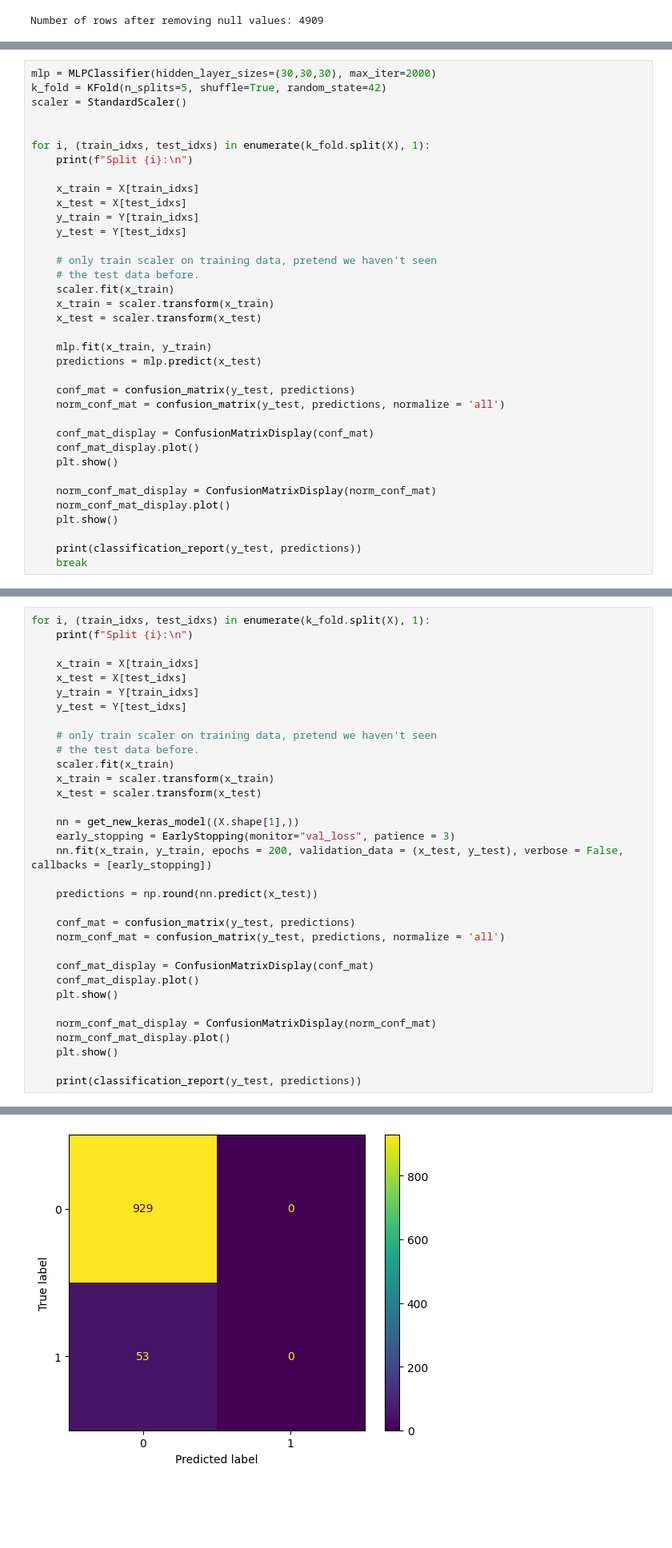
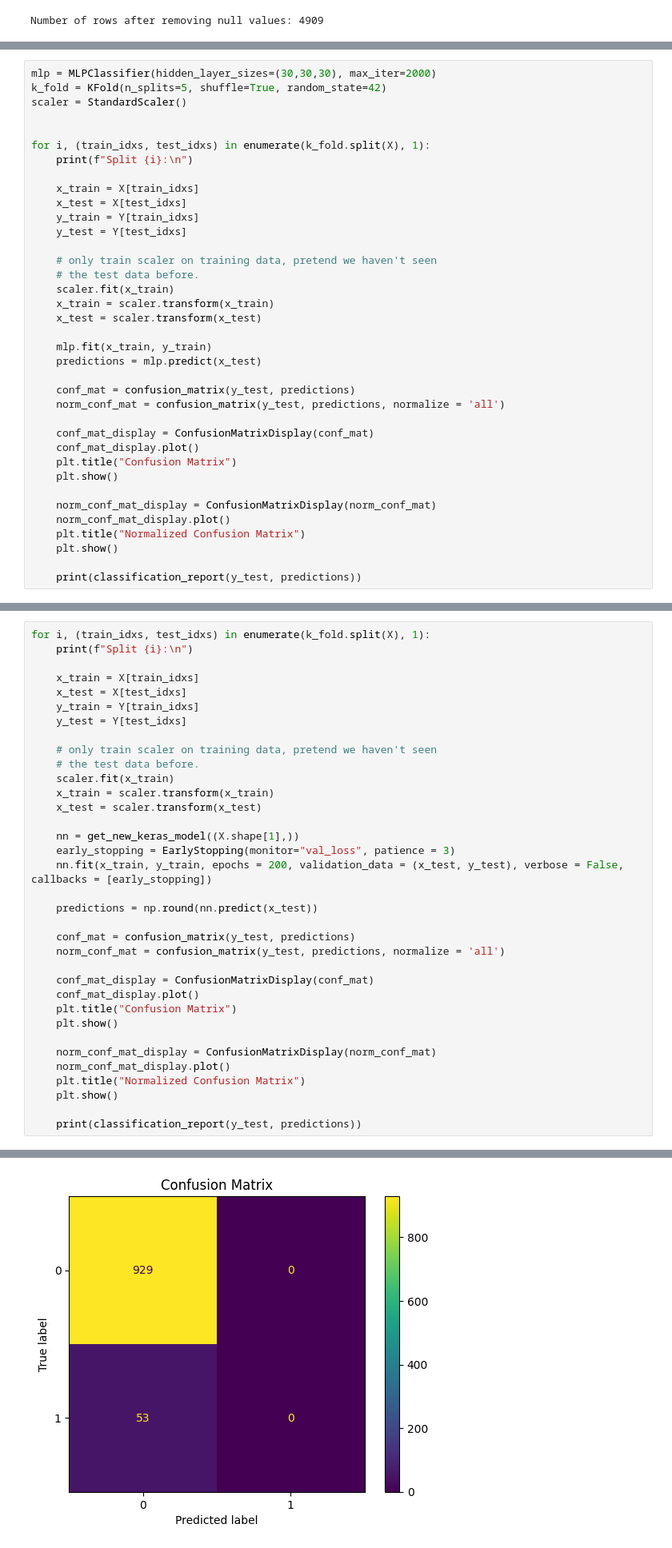
Before and after one commit to MathewTWilliams/Data_Mining_II_Projects, a Jupyter notebook: Homework_1/k-fold.ipynb, the cells around one changed output, grey strips where cells are left out. Shown at 80% size. Cells and saved outputs as stored; diff of their text form; blank space fills up the shorter version.

```diff
--- a/Homework_1/k-fold.ipynb
+++ b/Homework_1/k-fold.ipynb
@@ -164,13 +164,14 @@ for i, (train_idxs, test_idxs) in enumerate(k_fold.split(X), 1):
 
     conf_mat_display = ConfusionMatrixDisplay(conf_mat)
     conf_mat_display.plot()
+    plt.title("Confusion Matrix")
     plt.show()
 
     norm_conf_mat_display = ConfusionMatrixDisplay(norm_conf_mat)
     norm_conf_mat_display.plot()
+    plt.title("Normalized Confusion Matrix")
     plt.show()
 
     print(classification_report(y_test, predictions))
-    break
 # %% [output]
 Split 1:
@@ -221,10 +251,12 @@ for i, (train_idxs, test_idxs) in enumerate(k_fold.split(X), 1):
 
     conf_mat_display = ConfusionMatrixDisplay(conf_mat)
     conf_mat_display.plot()
+    plt.title("Confusion Matrix")
     plt.show()
 
     norm_conf_mat_display = ConfusionMatrixDisplay(norm_conf_mat)
     norm_conf_mat_display.plot()
+    plt.title("Normalized Confusion Matrix")
     plt.show()
 
     print(classification_report(y_test, predictions))
@@ -235 +267 @@ Split 1:
-[figure, old version]
+[figure, new version]
```
Also changed, not shown: parts of 2 cells of this notebook, 15 other files.
